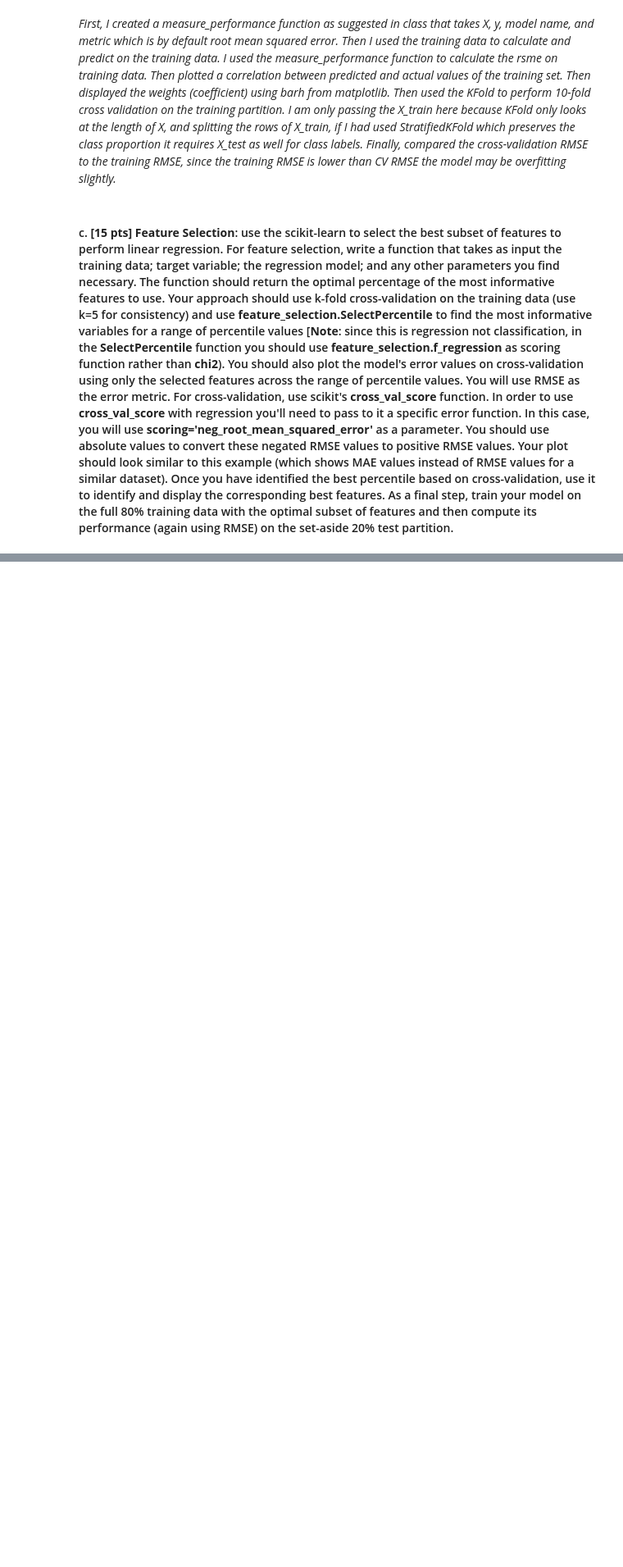
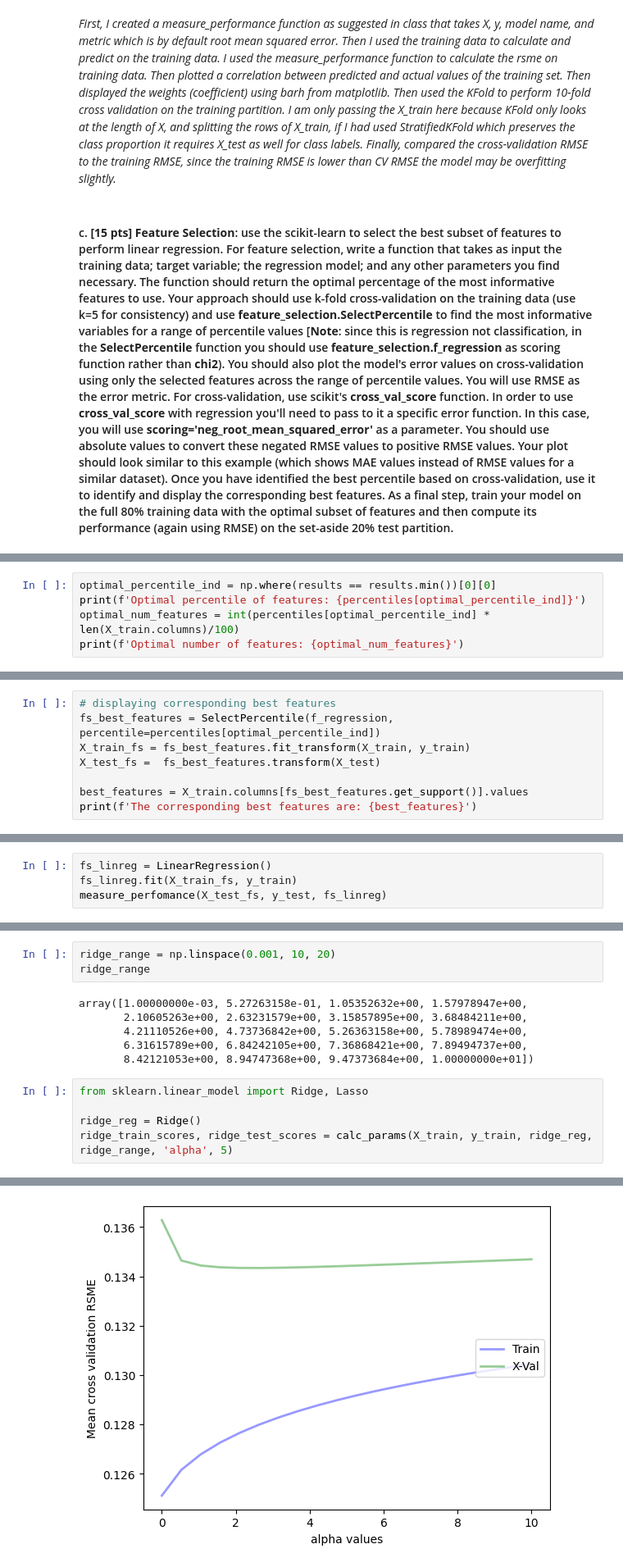
Before and after one commit to joneshshrestha/machine-learning-python, a Jupyter notebook: Regression Analysis/regression_analysis.ipynb, the cells around one changed output, grey strips where cells are left out. Shown at 82% size. Drawn from its saved outputs; the diff is of its cells as text; blank space fills up the shorter version.

```diff
--- a/Regression Analysis/regression_analysis.ipynb
+++ b/Regression Analysis/regression_analysis.ipynb
@@ -320,0 +330,5 @@ Best Percentile based on cross-validation: 0.1372
+# %%
+optimal_percentile_ind = np.where(results == results.min())[0][0]
+print(f'Optimal percentile of features: {percentiles[optimal_percentile_ind]}')
+optimal_num_features = int(percentiles[optimal_percentile_ind] * len(X_train.columns)/100)
+print(f'Optimal number of features: {optimal_num_features}')
@@ -320,0 +338,8 @@ Best Percentile based on cross-validation: 0.1372
+# %%
+# displaying corresponding best features
+fs_best_features = SelectPercentile(f_regression, percentile=percentiles[optimal_percentile_ind])
+X_train_fs = fs_best_features.fit_transform(X_train, y_train)
+X_test_fs =  fs_best_features.transform(X_test)
+
+best_features = X_train.columns[fs_best_features.get_support()].values
+print(f'The corresponding best features are: {best_features}')
@@ -320,0 +384,4 @@ Best Percentile based on cross-validation: 0.1372
+# %%
+fs_linreg = LinearRegression()
+fs_linreg.fit(X_train_fs, y_train)
+measure_perfomance(X_test_fs, y_test, fs_linreg)
@@ -322,0 +442,15 @@ using cross_val_score since we just need to check the cross validation score. si
+# %%
+ridge_range = np.linspace(0.001, 10, 20)
+ridge_range
+# %% [output]
+array([1.00000000e-03, 5.27263158e-01, 1.05352632e+00, 1.57978947e+00,
+       2.10605263e+00, 2.63231579e+00, 3.15857895e+00, 3.68484211e+00,
+       4.21110526e+00, 4.73736842e+00, 5.26363158e+00, 5.78989474e+00,
+       6.31615789e+00, 6.84242105e+00, 7.36868421e+00, 7.89494737e+00,
+       8.42121053e+00, 8.94747368e+00, 9.47373684e+00, 1.00000000e+01])
+# %%
+from sklearn.linear_model import Ridge, Lasso
+
+ridge_reg = Ridge()
+ridge_train_scores, ridge_test_scores = calc_params(X_train, y_train, ridge_reg, ridge_range, 'alpha', 5)
+# %% [output]
@@ -322,0 +477 @@ using cross_val_score since we just need to check the cross validation score. si
+[figure, added]
```
Also changed, not shown: parts of 29 cells of this notebook.
